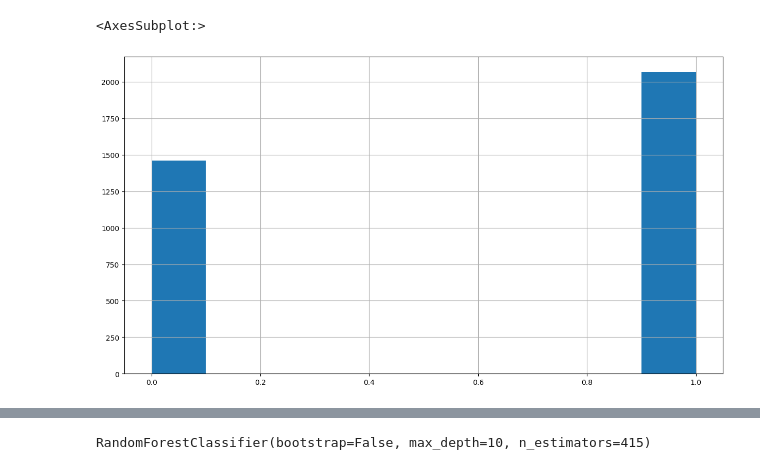
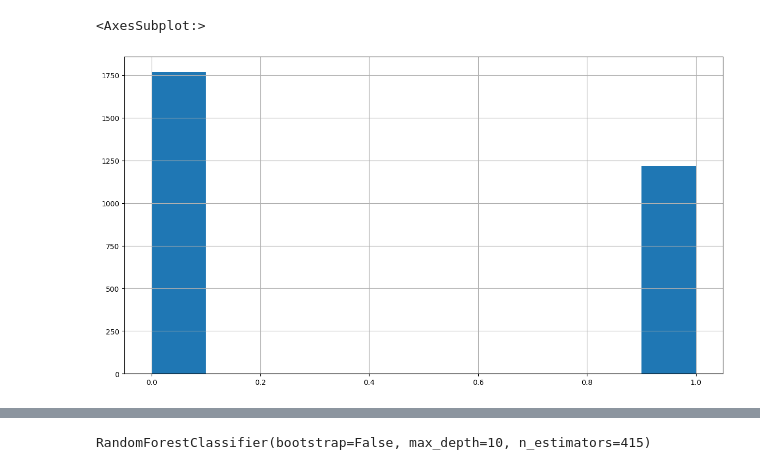
Before and after one commit to ricardogffcouto/fm-predictor, a Jupyter notebook: value_increase_predictor.ipynb, the cells around one changed output, grey strips where cells are left out. Saved outputs shown, nothing was run; the diff lists cells and outputs as text; code cells hidden in the pictures.

```diff
--- a/value_increase_predictor.ipynb
+++ b/value_increase_predictor.ipynb
@@ -7,14 +39,14 @@ base_players_dataset = pd.read_csv(PROJECT_FOLDER + 'files/base_players_dataset.
 # %%
-# Prepare df for stratify
+base_players_dataset = pd.read_csv(PROJECT_FOLDER + 'assets/base_players_dataset.csv')
 
 value_bins = [-np.inf, 0, np.inf]
 
 base_players_dataset['value_cat'] = pd.cut(base_players_dataset["value_diff"], bins=value_bins, labels=range(len(value_bins)-1))
 
 base_players_dataset['value_cat'].hist()
 # %% [output]
 <AxesSubplot:>
-[figure, old version]
+[figure, new version]
 # %%
 # Create test set
 
```
Also changed, not shown: parts of 15 cells of this notebook, 22 other files.
